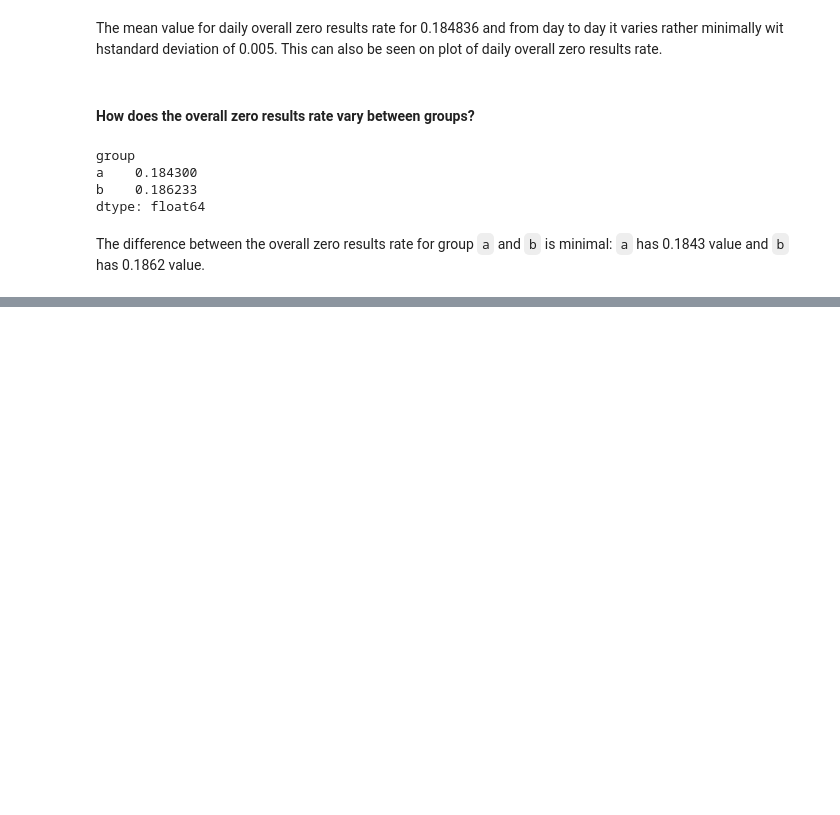
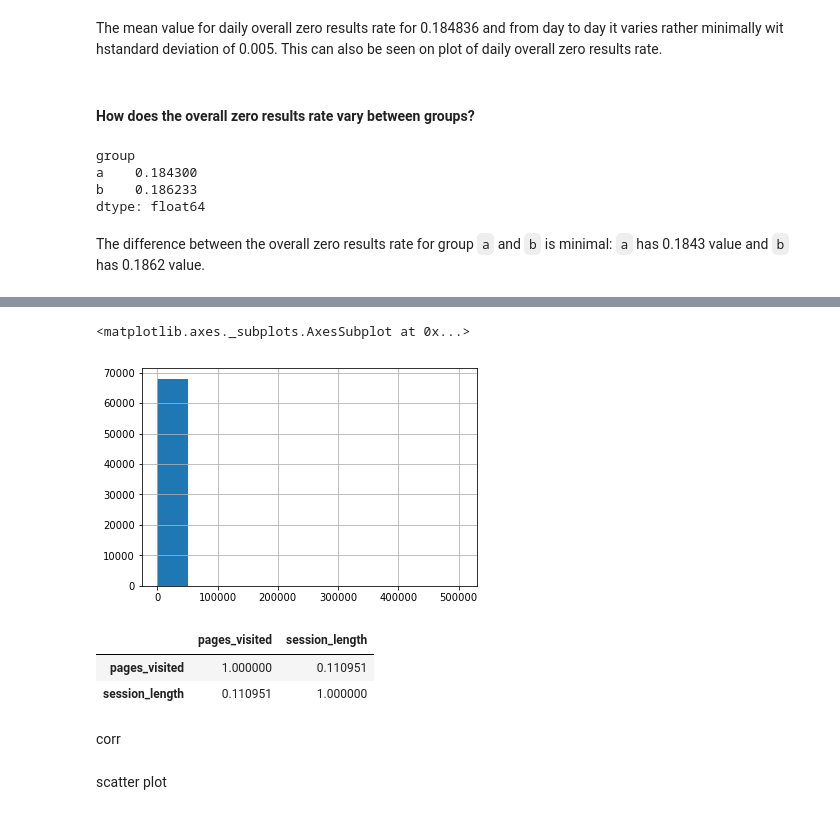
Before and after one commit to msznajder/wikipedia_users_activity_analysis, a Jupyter notebook: wikipedia_analysis.ipynb, the cells around one changed output, grey strips where cells are left out. Saved outputs shown, nothing was run; the diff lists cells and outputs as text; code cells hidden in the pictures; blank space fills up the shorter version.

```diff
--- a/wikipedia_analysis.ipynb
+++ b/wikipedia_analysis.ipynb
@@ -633,0 +701,5 @@ The difference between the overall zero results rate for group `a` and `b` is mi
+# %%
+visits_lengths_df["session_length"].hist()
+# %% [output]
+<matplotlib.axes._subplots.AxesSubplot at 0x...>
+[figure, added]
@@ -633,0 +714,8 @@ The difference between the overall zero results rate for group `a` and `b` is mi
+# %%
+visits_lengths_df.corr()
+# %% [output]
+|  | pages_visited | session_length |
+| pages_visited | 1.000000 | 0.110951 |
+| session_length | 0.110951 | 1.000000 |
+# %% [markdown]
+corr
@@ -633,0 +731,2 @@ The difference between the overall zero results rate for group `a` and `b` is mi
+# %% [markdown]
+scatter plot
```
Also changed, not shown: parts of 18 cells of this notebook.
